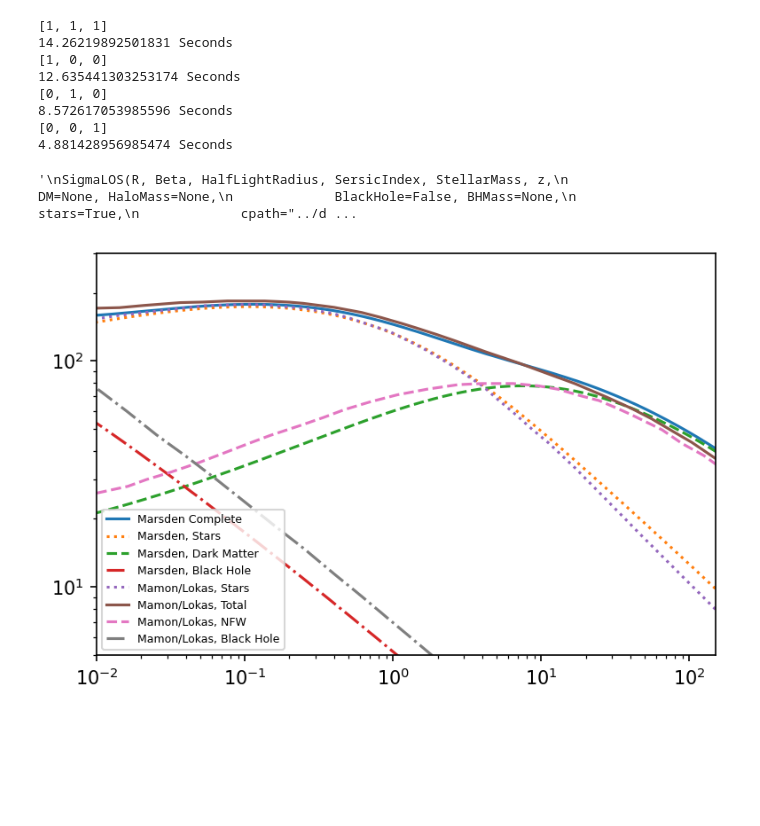
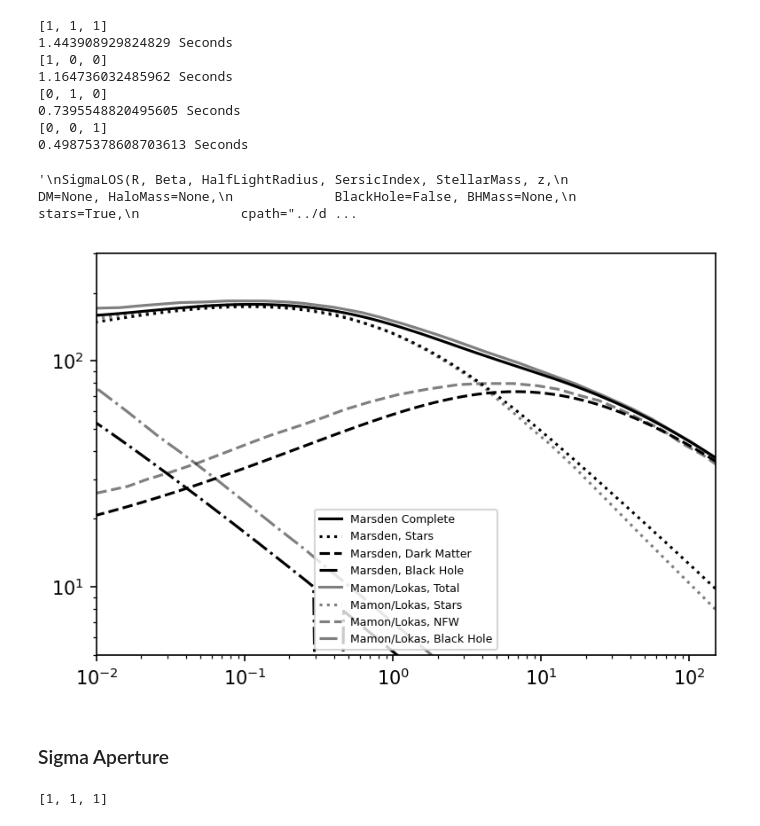
Before and after one commit to ChrisMarsden833/VelocityDispersion, a Jupyter notebook: Testing/Python/MamonLokasComparison.ipynb, the cells around one changed output. Saved outputs shown, nothing was run; the diff lists cells and outputs as text; code cells hidden in the pictures; blank space fills up the shorter version.

Commit message:
Implemented sigma ap, fine tuning the best accuracy parameters

```diff
--- a/Testing/Python/MamonLokasComparison.ipynb
+++ b/Testing/Python/MamonLokasComparison.ipynb
@@ -11,7 +11,7 @@ from Bernardi import bernardi_sigma
 # %%
 # Params
 
-HM = 12.1
+HM = 12
 
 SM = 11.086
 size = 3.2
@@ -19,12 +19,12 @@ n = 3.12
 
 BHMass = 8.0
 # %%
-length = 1000
+length = 100
 R_range = np.logspace(-2, 3, length)
 # %%
 
 
-beta = np.ones_like(R_range) * 0.000015
+beta = np.ones_like(R_range) * 0.0001
 r_array = np.ones_like(R_range) * size
 sm_array = np.ones_like(R_range) * SM
 n_array = np.ones_like(R_range) * n
@@ -102,13 +102,13 @@ print("DM:", end - start, "Seconds")
 '''
 # %% [output]
 [1, 1, 1]
-14.26219892501831 Seconds
+1.443908929824829 Seconds
 [1, 0, 0]
-12.635441303253174 Seconds
+1.164736032485962 Seconds
 [0, 1, 0]
-8.572617053985596 Seconds
+0.7395548820495605 Seconds
 [0, 0, 1]
-4.881428956985474 Seconds
+0.49875378608703613 Seconds
 '\nSigmaLOS(R, Beta, HalfLightRadius, SersicIndex, StellarMass, z,\n             DM=None, HaloMass=None,\n             BlackHole=False, BHMass=None,\n             stars=True,\n             cpath="../d ...
 # %%
 ml_data = np.array([[0.009679694294234332, 153.10737601415732],
@@ -213,21 +213,41 @@ ml_data_bh = np.array([[0.01018174817694368, 74.93511970839288],
                         [2.507574634199361, 4.193084405611185]])
 # %%
 plt.figure(dpi=150)
-plt.plot(R_range/size, CompleteSigma, label = "Marsden Complete")
-plt.plot(R_range/size, StarsSigma, ':', label = "Marsden, Stars")
-plt.plot(R_range/size, DMSigma, '--', label = "Marsden, Dark Matter")
-plt.plot(R_range/size, BHSigma, '-.', label = "Marsden, Black Hole")
+plt.plot(R_range/size, CompleteSigma, 'k', label = "Marsden Complete")
+plt.plot(R_range/size, StarsSigma, 'k:', label = "Marsden, Stars")
+plt.plot(R_range/size, DMSigma, 'k--', label = "Marsden, Dark Matter")
+plt.plot(R_range/size, BHSigma, 'k-.', label = "Marsden, Black Hole")
 
-plt.plot(ml_data[:,0], ml_data[:,1], ':', label = "Mamon/Lokas, Stars")
-plt.plot(ml_data_tot[:,0], ml_data_tot[:,1], label = "Mamon/Lokas, Total")
-plt.plot(ml_data_dm[:, 0], ml_data_dm[:,1], '--', label = "Mamon/Lokas, NFW")
-plt.plot(ml_data_bh[:, 0], ml_data_bh[:,1], '-.', label = "Mamon/Lokas, Black Hole")
+plt.plot(ml_data_tot[:,0], ml_data_tot[:,1], 'k', label = "Mamon/Lokas, Total", alpha = 0.5)
+plt.plot(ml_data[:,0], ml_data[:,1], 'k:', label = "Mamon/Lokas, Stars", alpha = 0.5)
+plt.plot(ml_data_dm[:, 0], ml_data_dm[:,1], 'k--', label = "Mamon/Lokas, NFW", alpha = 0.5)
+plt.plot(ml_data_bh[:, 0], ml_data_bh[:,1], 'k-.', label = "Mamon/Lokas, Black Hole", alpha = 0.5)
 
 
 plt.loglog()
 plt.legend(fontsize=6)
 plt.ylim([5, 300])
 plt.xlim([0.01, 150])
 plt.show()
 # %% [output]
-[figure, old version]
+[figure, new version]
+# %% [markdown]
+### Sigma Aperture
+# %%
+start = time.time()
+CompleteSigmaAp = Sigma(R_range, beta, r_array, n_array, sm_array, 0, DM = "NFW", HaloMass = HM,
+                         BlackHole=True, BHMass=BHMass, stars=True,
+                        cpath = "/Users/chris/Documents/PhD/ProjectSigma/data/cM_planck18.txt")
+
+end = time.time()
+print(end - start, "Seconds")
+
+
+start = time.time()
+StarsSigmaAp = Sigma(R_range, beta, r_array, n_array, sm_array, 0, DM = None, HaloMass = HM,
+                         BlackHole=False, BHMass=BHMass, stars=True,
+                         cpath = "/Users/chris/Documents/PhD/ProjectSigma/data/cM_planck18.txt")
+end = time.time()
+print(end - start, "Seconds")
+# %% [output]
+[1, 1, 1]
```
Also changed, not shown: parts of 3 cells of this notebook, 8 other files.
